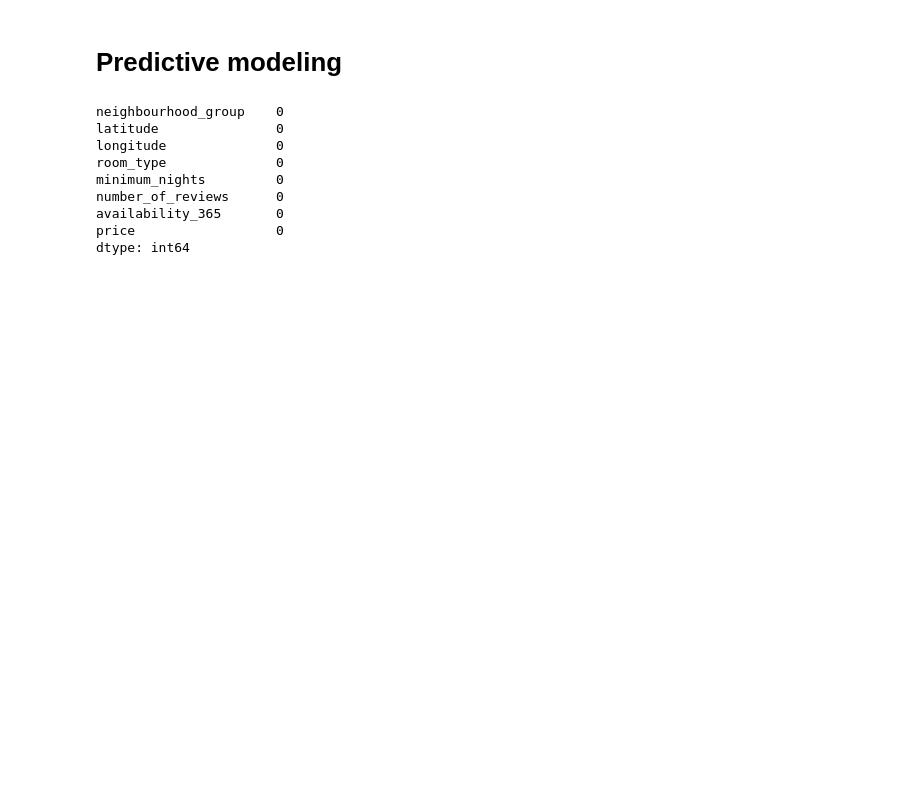
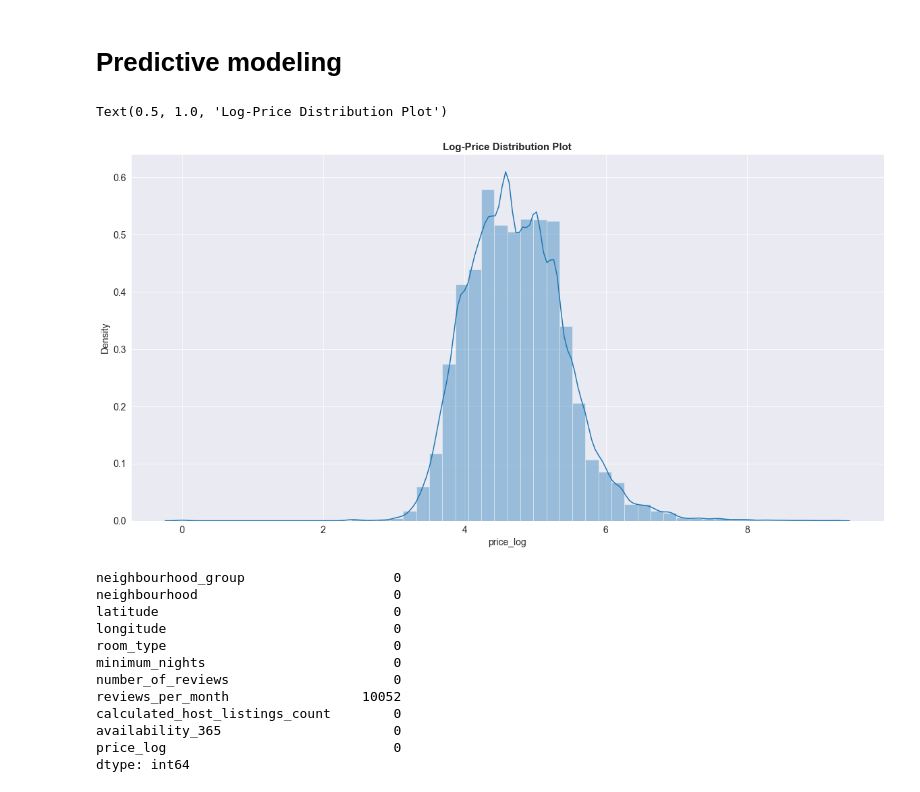
Before and after one commit to Beomus/datathon, a Jupyter notebook: nyc_airbnb/ny_airbnb.ipynb, the cells around one changed output. Drawn from its saved outputs; the diff is of its cells as text; code cells hidden in the pictures; blank space fills up the shorter version.

```diff
--- a/nyc_airbnb/ny_airbnb.ipynb
+++ b/nyc_airbnb/ny_airbnb.ipynb
@@ -153,15 +173,30 @@ Name: price, dtype: float64
 # %% [markdown]
 # Predictive modeling
+# %%
+ab['neighbourhood_group']= ab['neighbourhood_group'].astype("category").cat.codes
+ab['neighbourhood'] = ab['neighbourhood'].astype("category").cat.codes
+ab['room_type'] = ab['room_type'].astype("category").cat.codes
+# %%
+ab['price_log'] = np.log(ab.price+1)
+sns.distplot(ab['price_log'])
+plt.title("Log-Price Distribution Plot",size=15, weight='bold')
+# %% [output]
+Text(0.5, 1.0, 'Log-Price Distribution Plot')
+[figure, added]
 # %%
-train_data = ab[['neighbourhood_group', 'latitude', 'longitude', 'room_type', 'minimum_nights', 'number_of_reviews', 'availability_365', 'price']].dropna()
-train_data.isnull().sum()
+nyc_model = ab.drop(columns=['name','id' ,'host_id','host_name',
+                                   'last_review','price'])
+nyc_model.isnull().sum()
 # %% [output]
-neighbourhood_group    0
-latitude               0
-longitude              0
-room_type              0
-minimum_nights         0
-number_of_reviews      0
-availability_365       0
-price                  0
+neighbourhood_group                   0
+neighbourhood                         0
+latitude                              0
+longitude                             0
+room_type                             0
+minimum_nights                        0
+number_of_reviews                     0
+reviews_per_month                 10052
+calculated_host_listings_count        0
+availability_365                      0
+price_log                             0
 dtype: int64
```
Also changed, not shown: parts of 43 cells of this notebook.
